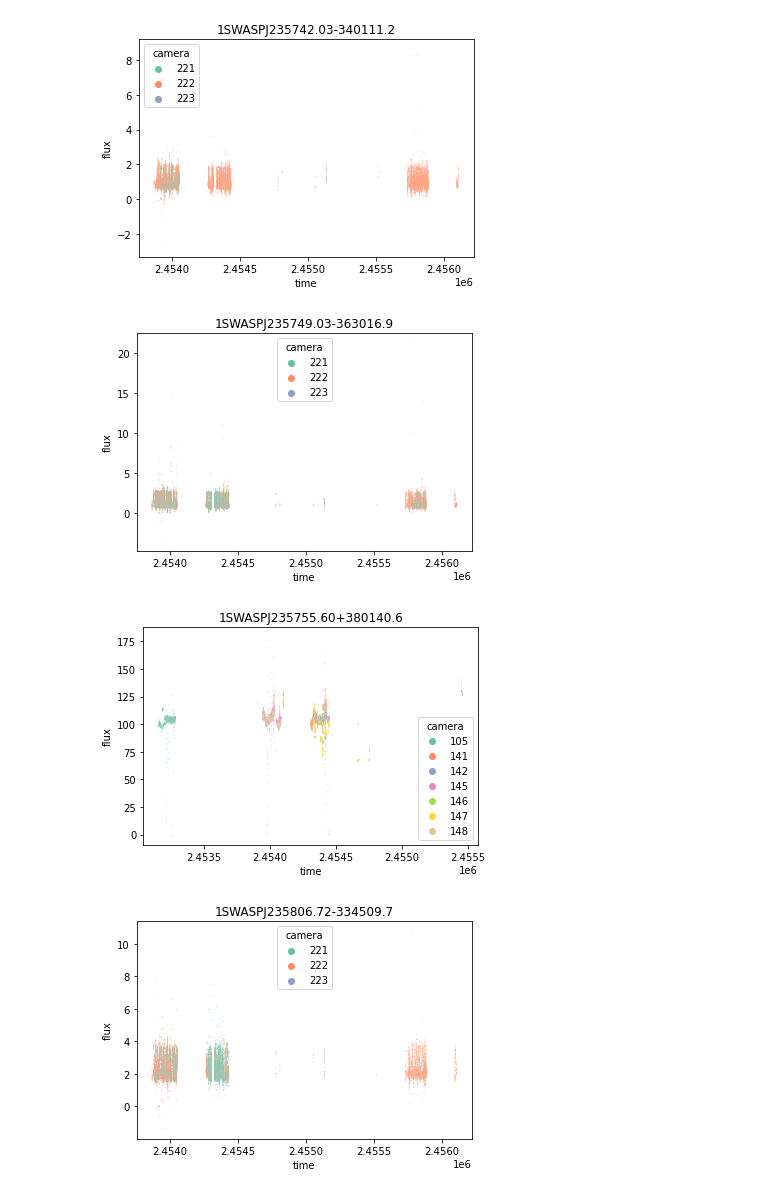
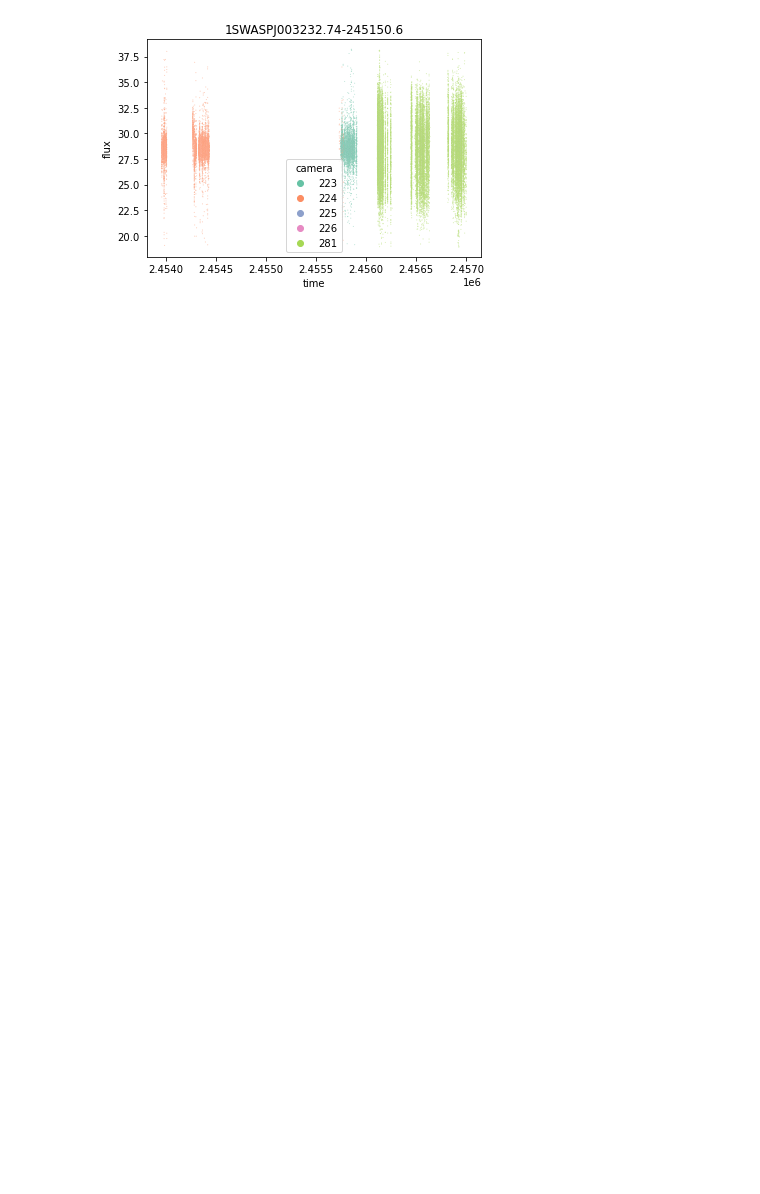
Before and after one commit to adammcmaster/superwasp-tools, a Jupyter notebook: folded_lightcurves.ipynb, the cells around one changed output. Saved outputs shown, nothing was run; the diff lists cells and outputs as text; code cells hidden in the pictures; blank space fills up the shorter version.

Commit message:
Update to plot specific objects

```diff
--- a/folded_lightcurves.ipynb
+++ b/folded_lightcurves.ipynb
@@ -1,11 +1,11 @@
 # %%
 import swasputils
 # %%
-sources = swasputils.UnifiedSubjects().pulsators.limit(10)
+sources = swasputils.UnifiedSubjects()
+# %%
+sources.df = sources.df[sources.df['SWASP ID'] == '1SWASPJ003232.74-245150.6']
 # %%
-sources.plot(hue='camera')
+sources.plot(hue='camera', clip=True
+            )
 # %% [output]
-[figure, old version]
+[figure, new version]
-[figure, removed]
-[figure, removed]
-[figure, removed]
```
Also changed, not shown: parts of 2 cells of this notebook.
